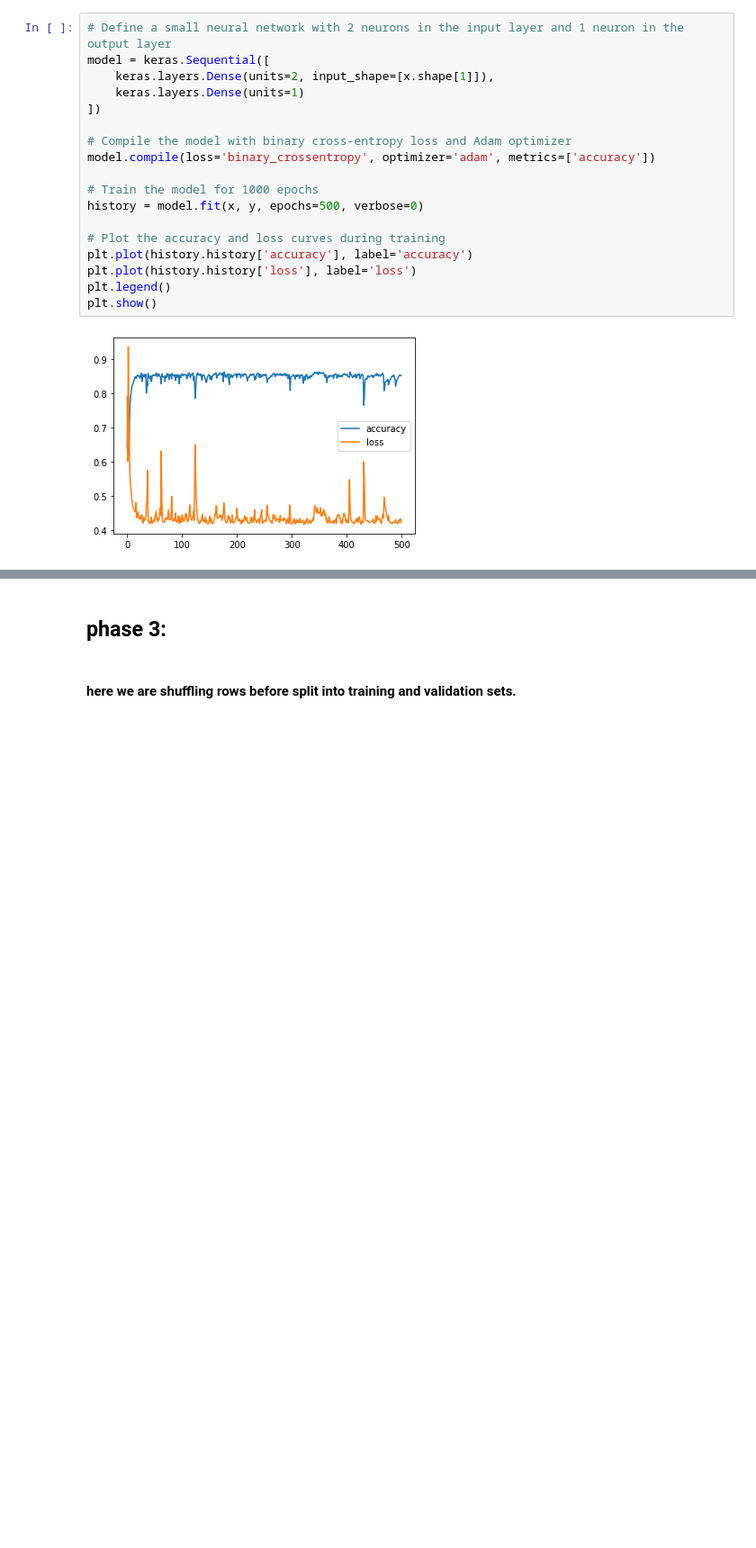
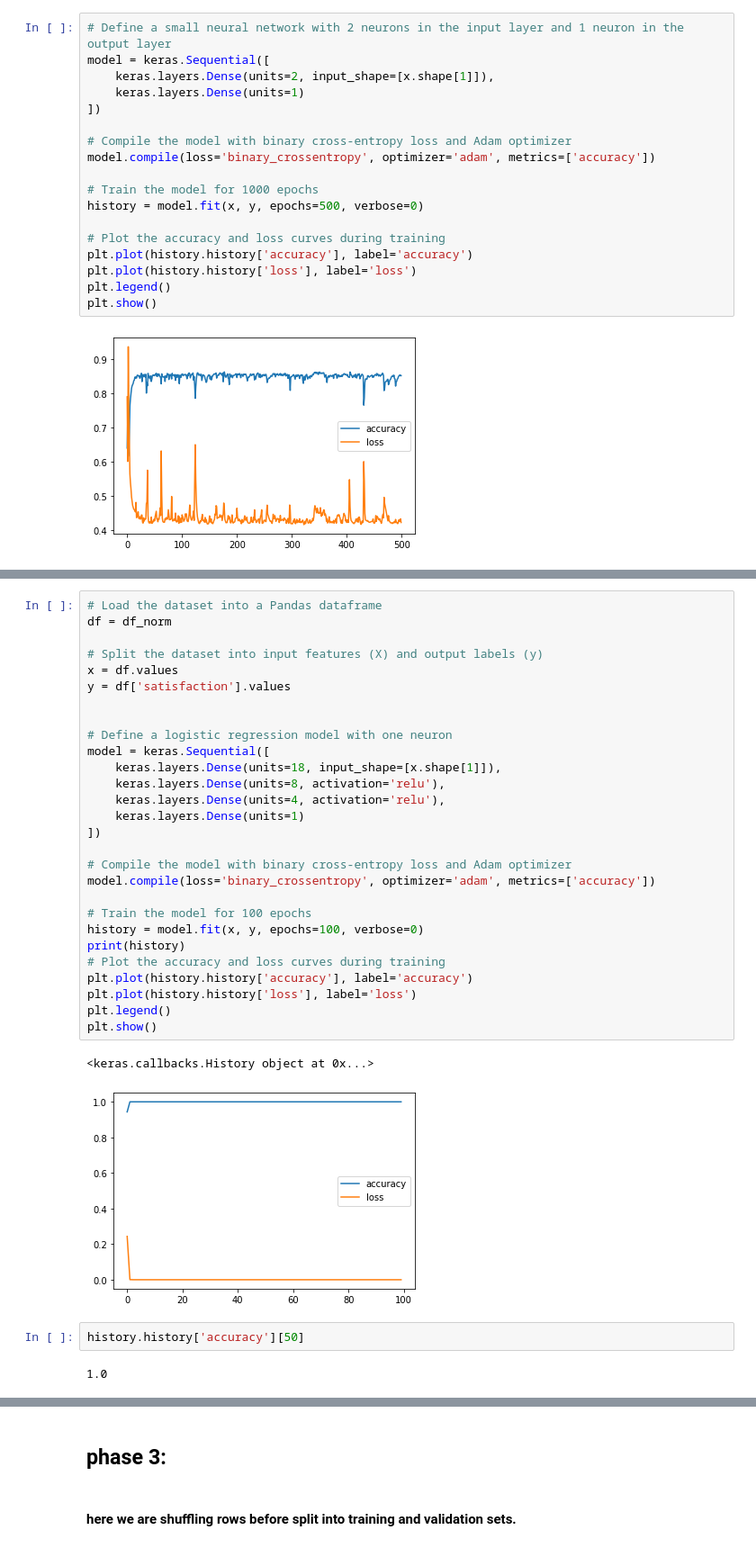
Before and after one commit to Rutvik2303/AI_final_project, a Jupyter notebook: Untitled.ipynb, the cells around one changed output, grey strips where cells are left out. Shown at 90% size. Drawn from its saved outputs; the diff is of its cells as text; blank space fills up the shorter version.

```diff
--- a/Untitled.ipynb
+++ b/Untitled.ipynb
@@ -233,0 +238,35 @@ plt.show()
+# %%
+# Load the dataset into a Pandas dataframe
+df = df_norm
+
+# Split the dataset into input features (X) and output labels (y)
+x = df.values
+y = df['satisfaction'].values
+
+
+# Define a logistic regression model with one neuron
+model = keras.Sequential([
+    keras.layers.Dense(units=18, input_shape=[x.shape[1]]),
+    keras.layers.Dense(units=8, activation='relu'),
+    keras.layers.Dense(units=4, activation='relu'),
+    keras.layers.Dense(units=1)
+])
+
+# Compile the model with binary cross-entropy loss and Adam optimizer
+model.compile(loss='binary_crossentropy', optimizer='adam', metrics=['accuracy'])
+
+# Train the model for 100 epochs
+history = model.fit(x, y, epochs=100, verbose=0)
+print(history)
+# Plot the accuracy and loss curves during training
+plt.plot(history.history['accuracy'], label='accuracy')
+plt.plot(history.history['loss'], label='loss')
+plt.legend()
+plt.show()
+# %% [output]
+<keras.callbacks.History object at 0x...>
+[figure, added]
+# %%
+history.history['accuracy'][50]
+# %% [output]
+1.0
```
Also changed, not shown: parts of 17 cells of this notebook.
